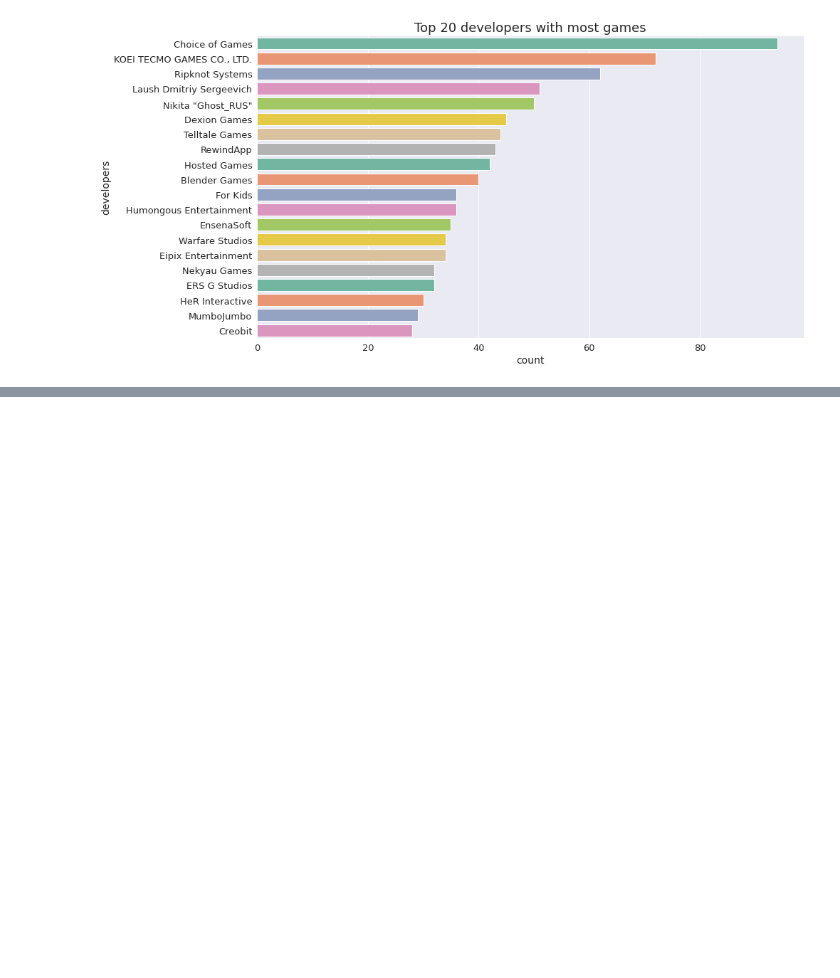
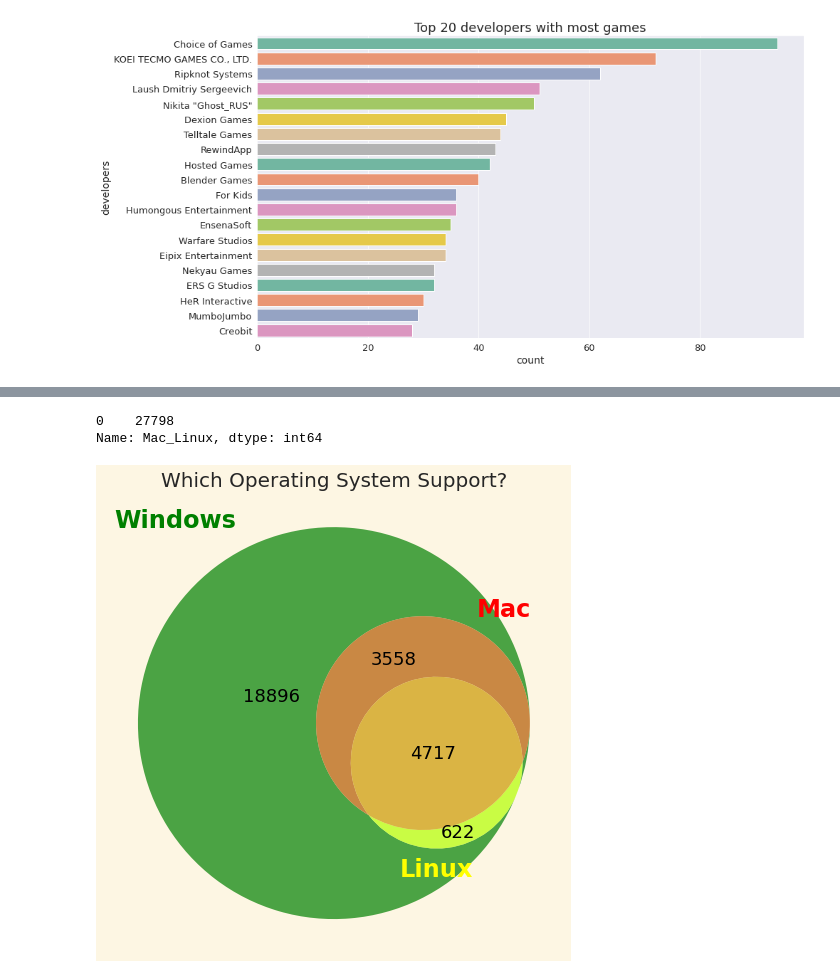
Before and after one commit to mayankchadha16/Gamify, a Jupyter notebook: EDA.ipynb, the cells around one changed output, grey strips where cells are left out. Cells and saved outputs as stored; diff of their text form; code cells hidden in the pictures; blank space fills up the shorter version.

```diff
--- a/EDA.ipynb
+++ b/EDA.ipynb
@@ -126,3 +141,5 @@ sns.countplot(y="developers", data=steam, order=steam.developers.value_counts().
 plt.show()
 # %% [output]
 [figure]
+# %%
+steam["English"] = steam["languages"].str.contains("english", case=False, na=False).astype(int)
@@ -128,0 +163,50 @@ plt.show()
+# %%
+steam["All"] = steam["platforms"].str.contains("{'windows': True, 'mac': True, 'linux': True}", case=False, na=False).astype(int)
+steam["Windows"] = steam["platforms"].str.contains("{'windows': True, 'mac': False, 'linux': False}", case=False, na=False).astype(int)
+steam["Windows_mac"] = steam["platforms"].str.contains("{'windows': True, 'mac': True, 'linux': False}", case=False, na=False).astype(int)
+steam["Linux_Windows"] = steam["platforms"].str.contains("{'windows': True, 'mac': False, 'linux': True}", case=False, na=False).astype(int)
+steam["Mac"] = steam["platforms"].str.contains("{'windows': False, 'mac': True, 'linux': False}", case=False, na=False).astype(int)
+steam["Mac_Linux"] = steam["platforms"].str.contains("{'windows': False, 'mac': True, 'linux': True} ", case=False, na=False).astype(int)
+steam["Linux"] = steam["platforms"].str.contains("{'windows': False, 'mac': False, 'linux': True}", case=False, na=False).astype(int)
+# %%
+all = steam["All"].value_counts()[1]
+Windows = steam["Windows"].value_counts()[1]
+Windows_mac = steam["Windows_mac"].value_counts()[1]
+Linux_Windows = steam["Linux_Windows"].value_counts()[1]
+Mac = steam["Mac"].value_counts()[1]
+Linux = steam["Linux"].value_counts()[1]
+# %%
+Mac_Linux= steam["Mac_Linux"].value_counts()
+# %% [output]
+0    27798
+Name: Mac_Linux, dtype: int64
+# %%
+from matplotlib_venn import venn3
+
+plt.figure(figsize=(14, 7), tight_layout=True)
+
+sets = (Windows, 0, Windows_mac, 0, Linux_Windows, 0, all)
+labels = ('Windows', 'Mac', 'Linux')
+
+# depict venn diagram
+ax = plt.gca()
+
+colors = ['green', 'red', 'yellow']
+
+v = venn3(subsets=sets, set_labels=labels, ax=ax, set_colors=colors, alpha=0.7)
+
+for i, text in enumerate(v.set_labels):
+    text.set_color(colors[i])
+    text.set_fontsize(24)
+    text.set_fontweight('bold')
+
+for text in v.subset_labels:
+    if text is not None:
+        text.set_color('black')
+        text.set_fontsize(18)
+
+# title of the venn diagram
+plt.title("Which Operating System Support?", fontsize=20)
+plt.show()
+# %% [output]
+[figure, added]
```
Also changed, not shown: parts of 12 cells of this notebook.
